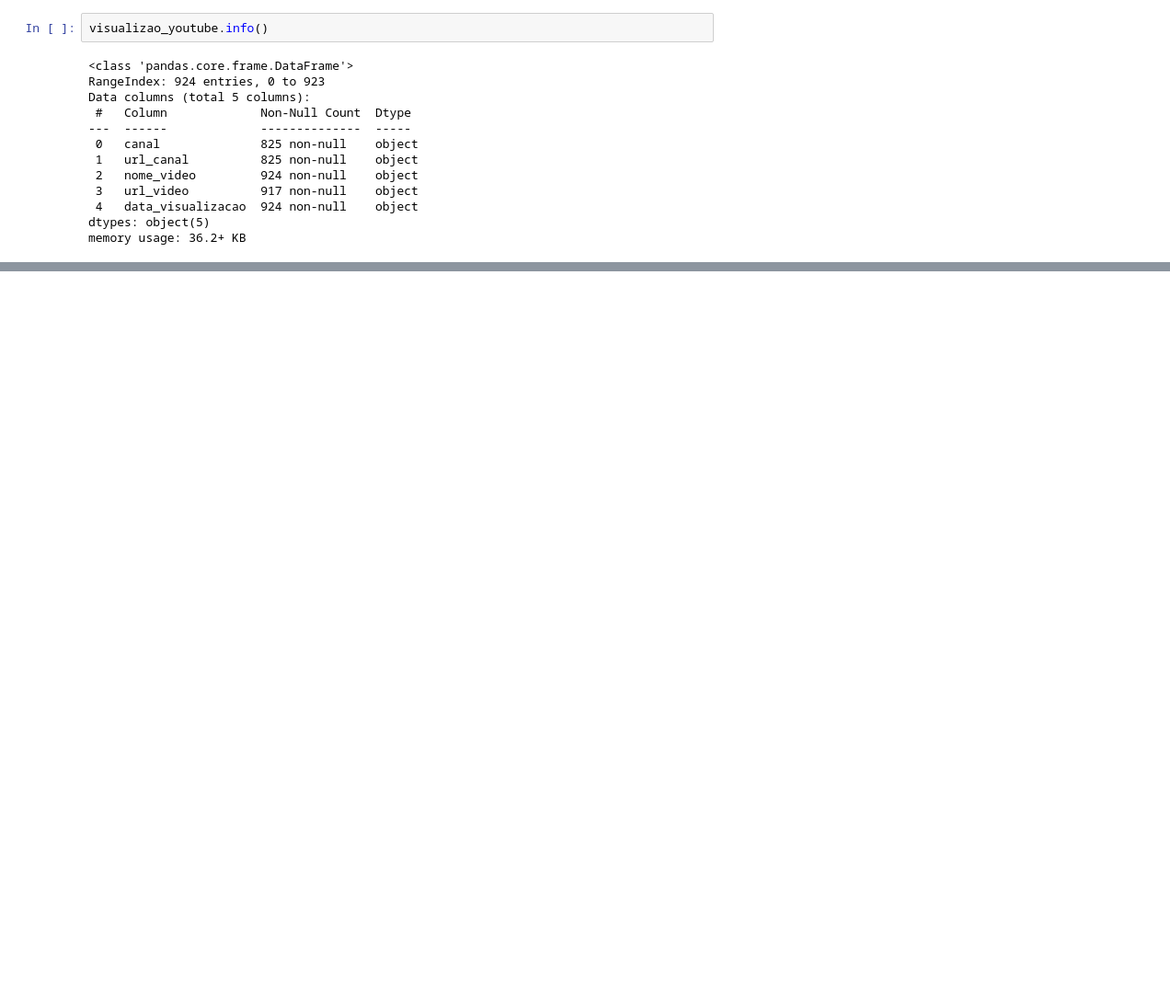
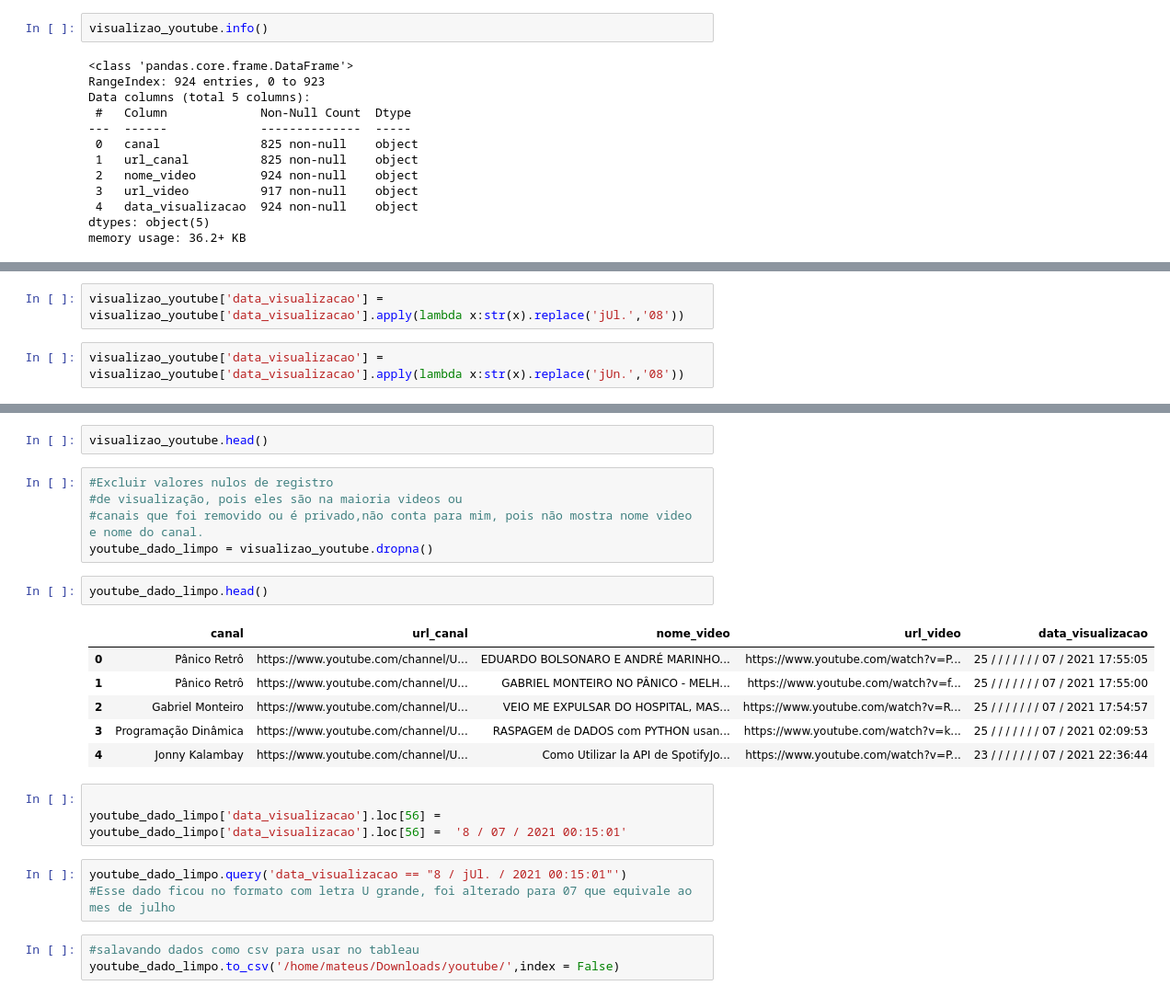
Before and after one commit to JheyssonDouglas/Projeto_Modulo_5, a Jupyter notebook: NotebooksMateus/youtube_dados.ipynb, the cells around one changed output, grey strips where cells are left out. Shown: that part at 92% size. Cells and saved outputs as stored; diff of their text form; blank space fills up the shorter version.

```diff
--- a/NotebooksMateus/youtube_dados.ipynb
+++ b/NotebooksMateus/youtube_dados.ipynb
@@ -166,0 +169,4 @@ TypeError: strptime() takes no keyword arguments
+# %%
+visualizao_youtube['data_visualizacao'] = visualizao_youtube['data_visualizacao'].apply(lambda x:str(x).replace('jUl.','08'))
+# %%
+visualizao_youtube['data_visualizacao'] = visualizao_youtube['data_visualizacao'].apply(lambda x:str(x).replace('jUn.','08'))
@@ -166,0 +177,25 @@ TypeError: strptime() takes no keyword arguments
+# %%
+visualizao_youtube.head()
+# %%
+#Excluir valores nulos de registro
+#de visualização, pois eles são na maioria videos ou
+#canais que foi removido ou é privado,não conta para mim, pois não mostra nome video e nome do canal.
+youtube_dado_limpo = visualizao_youtube.dropna()
+# %%
+youtube_dado_limpo.head()
+# %% [output]
+|  | canal | url_canal | nome_video | url_video | data_visualizacao |
+| 0 | Pânico Retrô | https://www.youtube.com/channel/U... | EDUARDO BOLSONARO E ANDRÉ MARINHO... | https://www.youtube.com/watch?v=P... | 25 / / / / / / / 07 / 2021 17:55:05 |
+| 1 | Pânico Retrô | https://www.youtube.com/channel/U... | GABRIEL MONTEIRO NO PÂNICO - MELH... | https://www.youtube.com/watch?v=f... | 25 / / / / / / / 07 / 2021 17:55:00 |
+| 2 | Gabriel Monteiro | https://www.youtube.com/channel/U... | VEIO ME EXPULSAR DO HOSPITAL, MAS... | https://www.youtube.com/watch?v=R... | 25 / / / / / / / 07 / 2021 17:54:57 |
+| 3 | Programação Dinâmica | https://www.youtube.com/channel/U... | RASPAGEM de DADOS com PYTHON usan... | https://www.youtube.com/watch?v=k... | 25 / / / / / / / 07 / 2021 02:09:53 |
+| 4 | Jonny Kalambay | https://www.youtube.com/channel/U... | Como Utilizar la API de SpotifyJo... | https://www.youtube.com/watch?v=P... | 23 / / / / / / / 07 / 2021 22:36:44 |
+# %%
+
+youtube_dado_limpo['data_visualizacao'].loc[56] = youtube_dado_limpo['data_visualizacao'].loc[56] =  '8 / 07 / 2021 00:15:01'
+# %%
+youtube_dado_limpo.query('data_visualizacao == "8 / jUl. / 2021 00:15:01"')
+#Esse dado ficou no formato com letra U grande, foi alterado para 07 que equivale ao mes de julho
+# %%
+#salavando dados como csv para usar no tableau
+youtube_dado_limpo.to_csv('/home/mateus/Downloads/youtube/',index = False)
```
Also changed, not shown: parts of 10 cells of this notebook, 3 other files.
